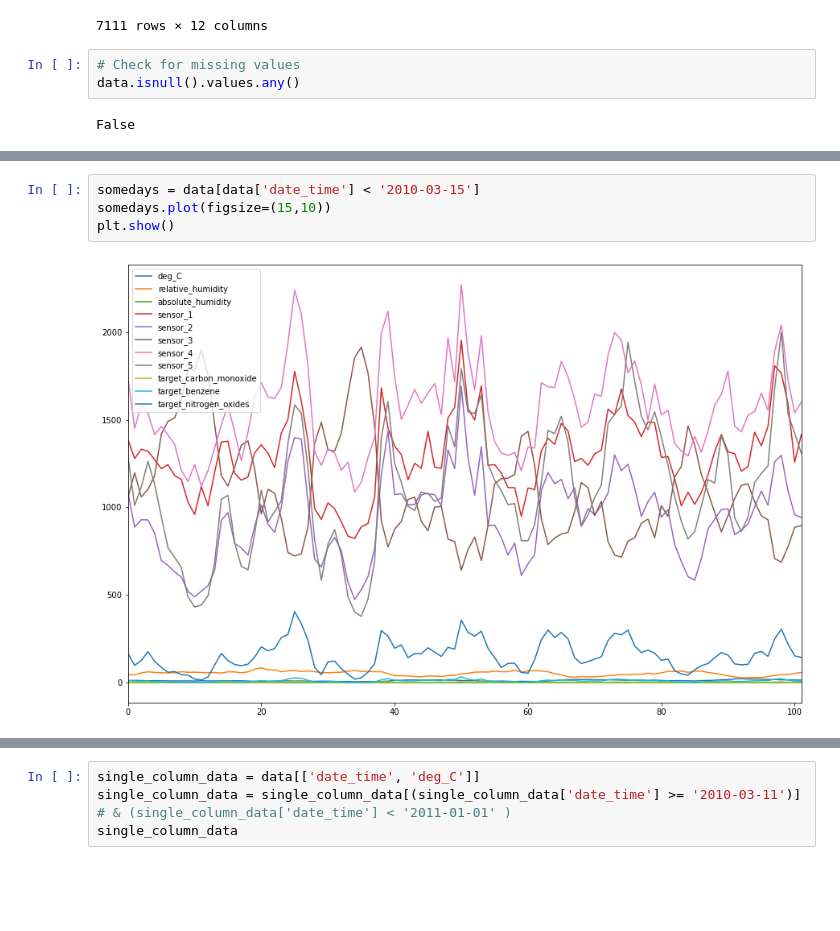
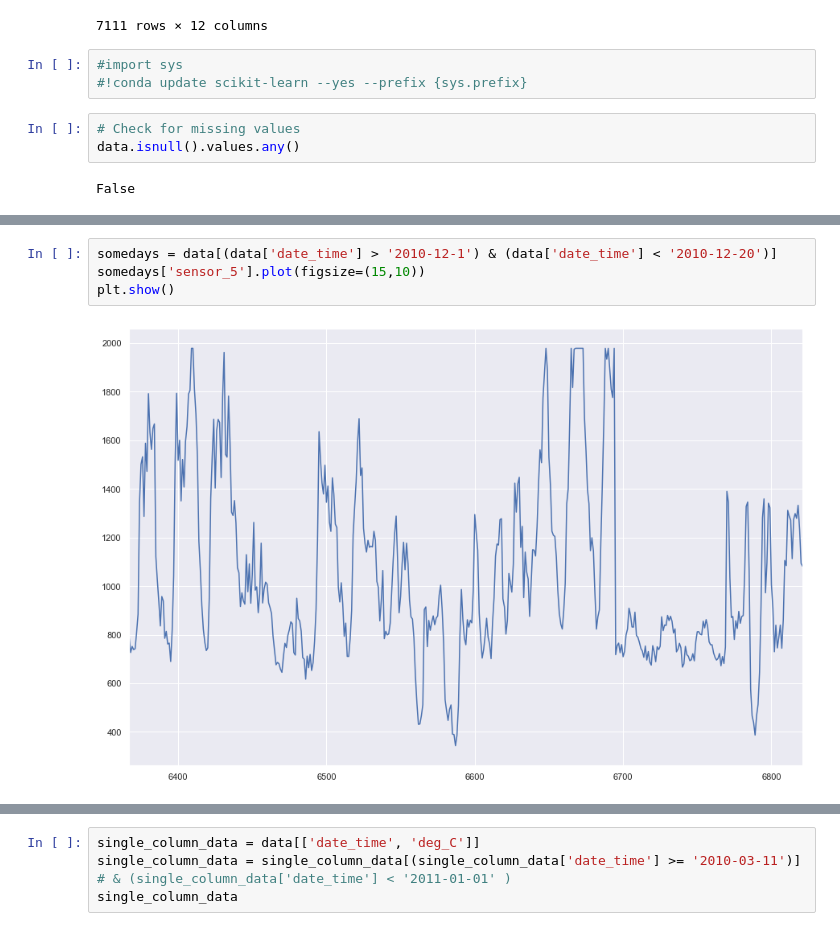
Before and after one commit to lokijota/kagglejota, a Jupyter notebook: Tabular Playground Series - Jul 2021 - Air Polution/exploration.ipynb, the cells around one changed output, grey strips where cells are left out. Drawn from its saved outputs; the diff is of its cells as text; blank space fills up the shorter version.

```diff
--- a/Tabular Playground Series - Jul 2021 - Air Polution/exploration.ipynb
+++ b/Tabular Playground Series - Jul 2021 - Air Polution/exploration.ipynb
@@ -28,6 +36,9 @@ data
 | 7109 | 2010-12-31 23:00:00 | 8.0 | 40.7 | 0.4085 | 952.8 | 691.9 | 908.5 | 917.0 | ... |
 | 7110 | 2011-01-01 00:00:00 | 8.0 | 41.3 | 0.4375 | 1108.8 | 745.7 | 797.1 | 880.0 | ... |
 7111 rows × 12 columns
+# %%
+#import sys
+#!conda update scikit-learn --yes --prefix {sys.prefix}
 # %%
 # Check for missing values
 data.isnull().values.any()
@@ -55,11 +66,11 @@ data.head()
 | 3 | 2010-03-10 21:00:00 | 11.0 | 62.4 | 0.7867 | 1321.0 | 929.0 | 1102.9 | 1536.5 | ... |
 | 4 | 2010-03-10 22:00:00 | 11.9 | 59.0 | 0.7888 | 1272.0 | 852.7 | 1180.9 | 1415.5 | ... |
 # %%
-somedays = data[data['date_time'] < '2010-03-15']
-somedays.plot(figsize=(15,10))
+somedays = data[(data['date_time'] > '2010-12-1') & (data['date_time'] < '2010-12-20')]
+somedays['sensor_5'].plot(figsize=(15,10))
 plt.show()
 # %% [output]
-[figure, old version]
+[figure, new version]
 # %%
 from pandas import Grouper
 
```
Also changed, not shown: parts of 28 cells of this notebook, 4 other files.
